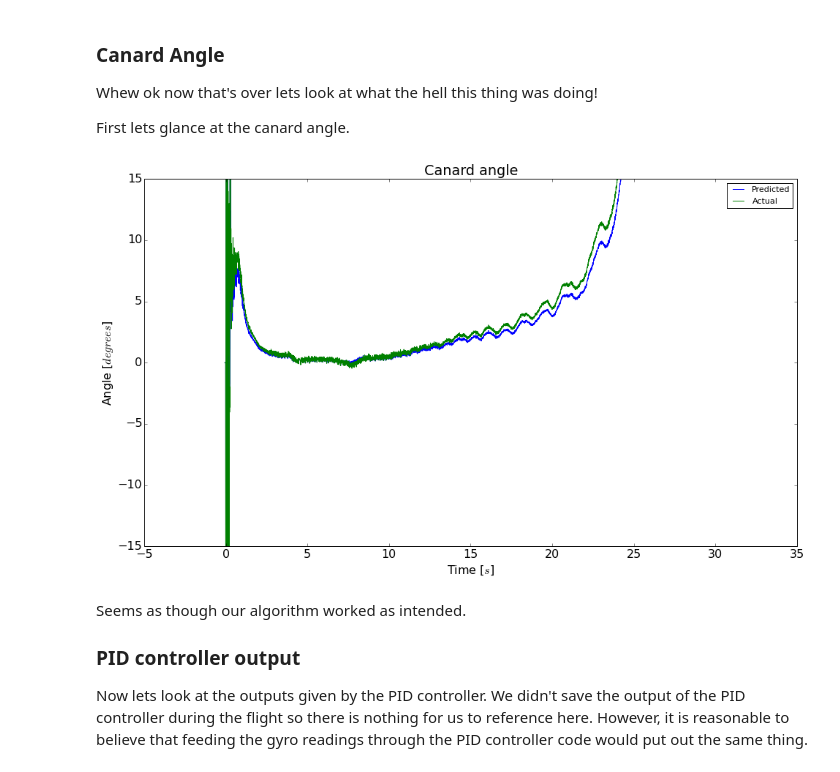
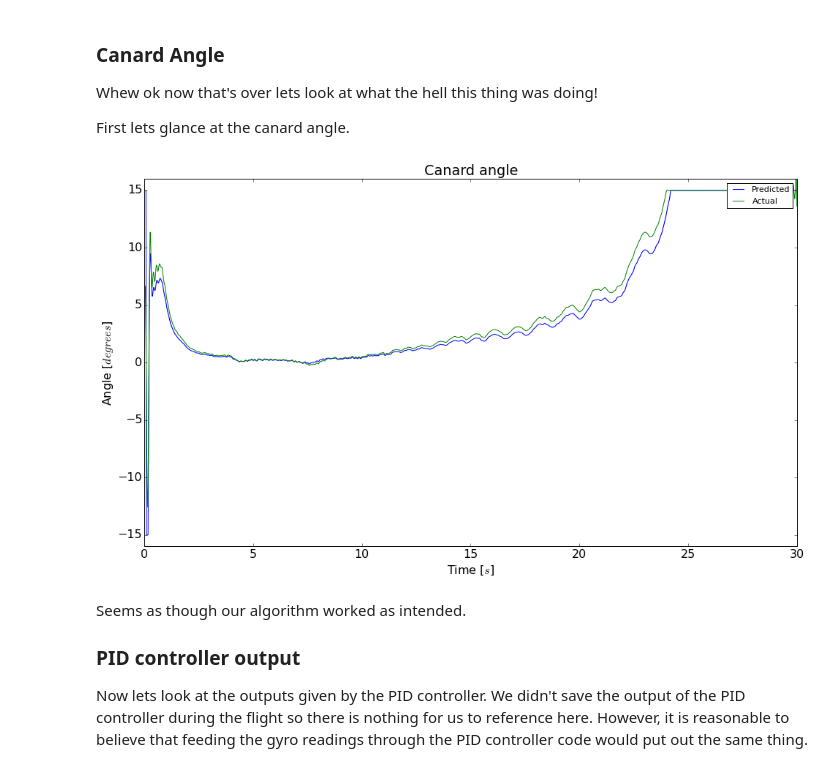
Before and after one commit to psas/Launch-12, a Jupyter notebook: data/rollanalysis_part2.ipynb, the cells around one changed output. Drawn from its saved outputs; the diff is of its cells as text; code cells hidden in the pictures.

```diff
--- a/data/rollanalysis_part2.ipynb
+++ b/data/rollanalysis_part2.ipynb
@@ -126,0 +88,21 @@ for i in range(len(time[2:])):
+# %%
+# lets use the filtered gyro readings
+# as they look much better
+gyro_x = gyro_x_filtered
+
+# differentiate gyro readings to get angular acceleration
+ang_acc = np.diff(gyro_x)
+ang_acc *= sample_rate  # sample rate
+
+# now lets look at the result
+fig, ax11 = plt.subplots(nrows=1, sharex=True, figsize=(16,9))
+ax11.plot(time[1:], ang_acc, color='red')
+ax11.set_title('Filtered angular acceleration')
+ax11.set_ylabel('Angular acceleration [$deg/s^2$]')
+ax11.set_xlabel('Time [$s$]')
+ax11.set_ylim([-500, 500])
+plt.show()
+
+ang_acc_np = np.array(ang_acc)
+
+print 'Average filtered angular acceleration: %3.2f deg/s^2' % ang_acc_np.mean()
@@ -131,17 +182,28 @@ Whew ok now that's over lets look at what the hell this thing was doing!
 
 First lets glance at the canard angle.
 # %%
+# apply low pass filter to data
+
+# filter padding
+fin_angle_padded = np.concatenate((fin_angle, np.zeros(filter_taps/2)))
+
+# run it through a low pass filter
+fin_angle_filtered = lfilter(window, 1.0, fin_angle_padded)[filter_taps/2:]
+
+fin_angle = fin_angle_filtered
+
 fig, ax0 = plt.subplots(nrows=1, sharex=True, figsize=(16,9))
-#ax0.plot(time[2:], np.multiply(canard_angle, -1), label='Predicted')
 ax0.plot(time[2:], canard_angle, label='Predicted')
 ax0.plot(time[2:], fin_angle[2:], label='Actual')
 ax0.set_title('Canard angle')
 ax0.set_ylabel('Angle [$degrees$]')
 ax0.set_xlabel('Time [$s$]')
+ax0.set_xlim([0, 30])
+ax0.set_ylim([-16, 16])
 ax0.legend(loc=1, fontsize='x-small')
 plt.show()
 # %% [output]
-[figure, old version]
+[figure, new version]
 # %% [markdown]
 Seems as though our algorithm worked as intended.
 ### PID controller output
```
Also changed, not shown: parts of 11 cells of this notebook.
